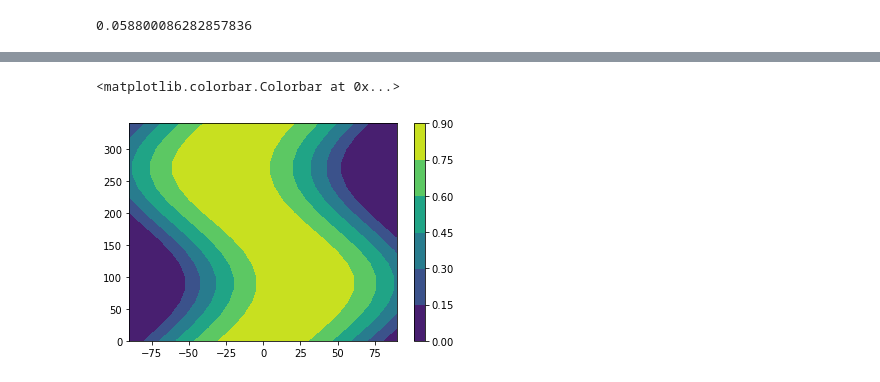
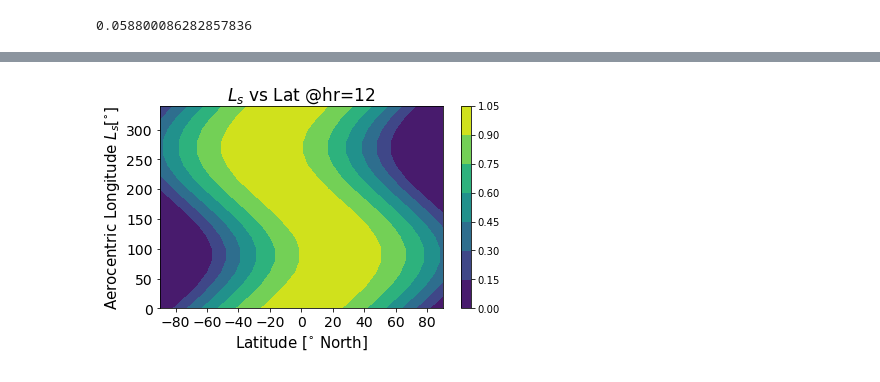
Before and after one commit to cubes-space/redSun, a Jupyter notebook: Ls-time-link-testing.ipynb, the cells around one changed output, grey strips where cells are left out. Cells and saved outputs as stored; diff of their text form; code cells hidden in the pictures.

```diff
--- a/Ls-time-link-testing.ipynb
+++ b/Ls-time-link-testing.ipynb
@@ -89,10 +93,27 @@ for i in range(0,len(lats)):
             zs[i,j,k] = np.clip(np.cos(np.deg2rad(z)),a_min=0, a_max=None)
 # %%
 # zs
-# %%
-x,y = np.meshgrid(lats,lss)
-plt.contourf(x,y,zs[:,5,:].transpose())
-plt.colorbar()
-# %% [output]
-<matplotlib.colorbar.Colorbar at 0x...>
-[figure, removed]
+# %%
+x,y = np.meshgrid(lats,lss)
+plt.contourf(x,y,zs[:,6,:].transpose())
+plt.colorbar()
+plt.title(r'$L_{s}$ vs Lat @hr=12', fontsize=17)
+plt.xlabel(r'Latitude [$^{\circ}$ North]', fontsize=15)
+plt.ylabel(r'Aerocentric Longitude $L_{s}$[$^{\circ}$]', fontsize=15)
+plt.xticks(fontsize=14)
+plt.yticks(fontsize=14)
+plt.tight_layout()
+plt.savefig('ls vs lat hr12.png',dpi=300)
+
+# x,y = np.meshgrid(hrss,lats)
+# plt.contourf(x,y,zs[:,:,1])
+# plt.colorbar()
+# plt.title(r'Lat vs Time @$L_{s}=20$', fontsize=17)
+# plt.xlabel(r'Martian Time [hr]', fontsize=15)
+# plt.ylabel(r'Latitude [$^{\circ}$ North]', fontsize=15)
+# plt.xticks(fontsize=14)
+# plt.yticks(fontsize=14)
+# plt.tight_layout()
+# plt.savefig('lat vs time ls0',dpi=300)
+# %% [output]
+[figure, added]
```
Also changed, not shown: parts of 5 cells of this notebook, 2 other files.
